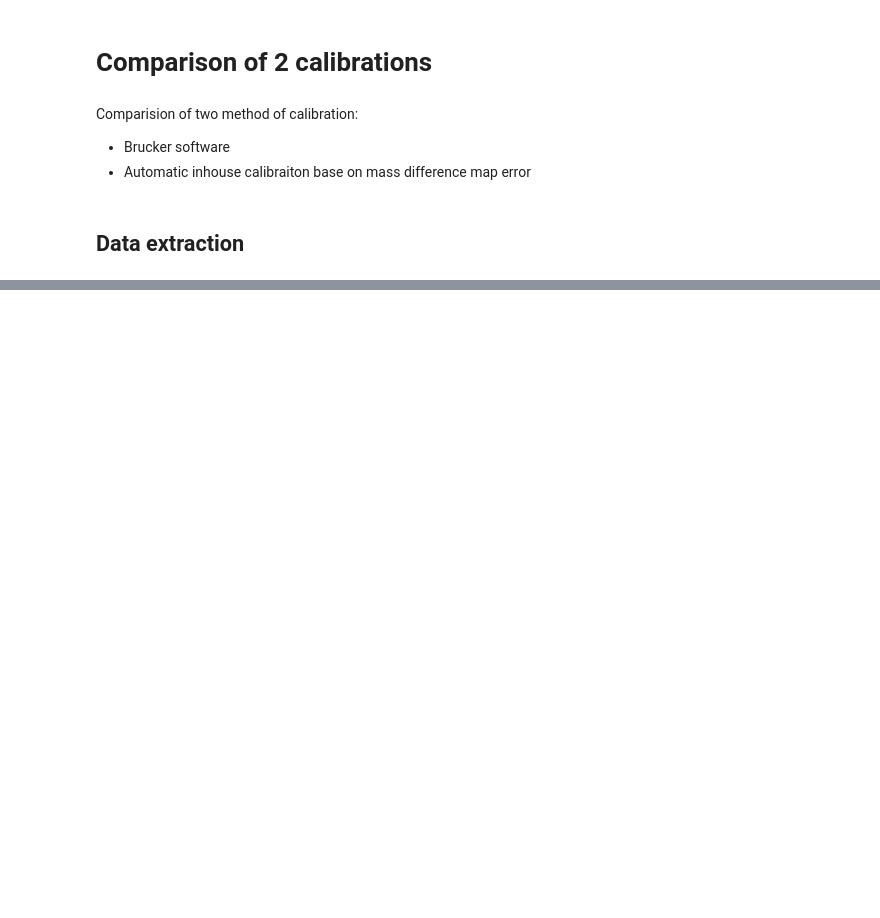
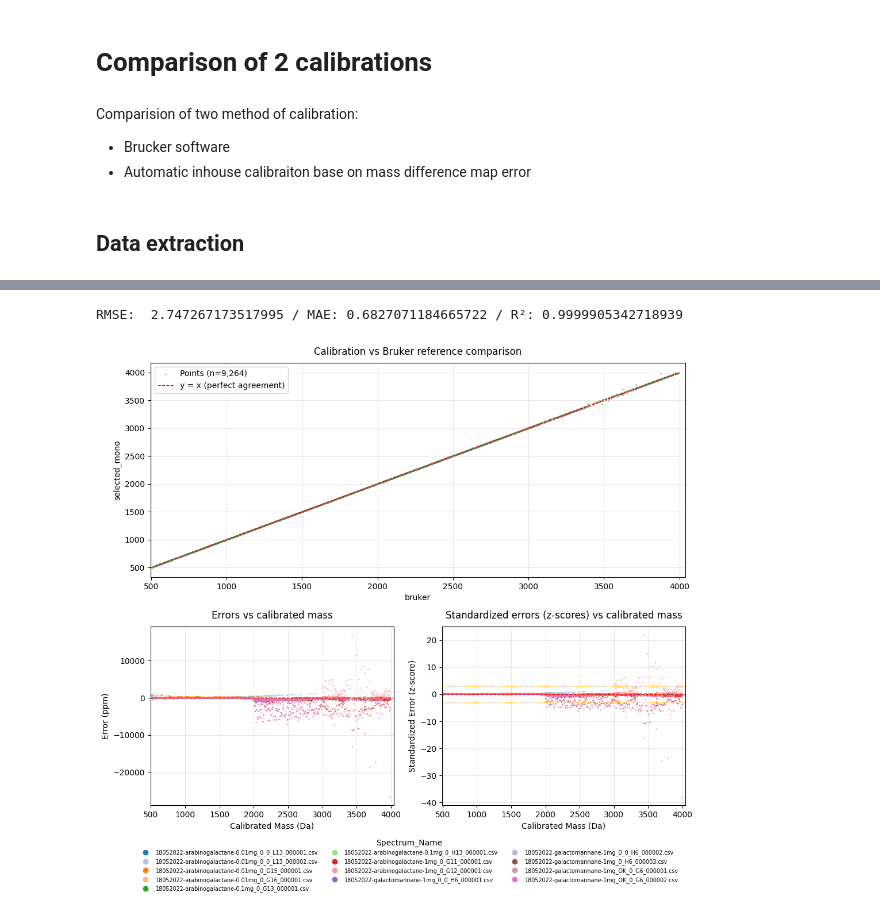
Before and after one commit to Protactinium92/SugarMALDI, a Jupyter notebook: src/calibration_comparison.ipynb, the cells around one changed output, grey strips where cells are left out. Drawn from its saved outputs; the diff is of its cells as text; code cells hidden in the pictures; blank space fills up the shorter version.

```diff
--- a/src/calibration_comparison.ipynb
+++ b/src/calibration_comparison.ipynb
@@ -63,0 +33,16 @@ for adduct in ['labeled_mass_H+', 'labeled_mass_Na+', 'labeled_mass_K+']:
+# %%
+def select_sepctrum(path_to_analyse):
+    path_cal = Path.cwd().parent / "data" / "Standard_Gums_Calibrated_files"
+
+    list_std = os.listdir(path_to_analyse)
+    list_cal = os.listdir(path_cal)
+    list_cal = [i.replace("_Calibrated", "") for i in list_cal]
+
+    # take the commun spectra of the both folders
+    spectra = sorted(list(set(list_std) & set(list_cal)))
+    for i in spectra:
+        print(i)
+    return spectra
+# %%
+path_to_analyse = Path.cwd().parent / "data" / "standards"
+spectra = select_sepctrum(path_to_analyse)
@@ -76,0 +160,10 @@ path_results = Path.cwd().parent / "data" / "calibration" / "results"
+# %%
+spectrum_name = "18052022-galactomannane-1mg_OK_0_G6_000002.csv"
+
+process_spectrum_pipeline(
+    spectrum_name=spectrum_name,
+    workers=1,
+    oligo_ref_all=oligo_ref_all,
+    output_dir=path_spectrum_all,
+)
+gc.collect()
@@ -246,0 +635,3 @@ final_global_data = pl.concat(all_spectrum,  rechunk=True)
+# %%
+spectra = select_sepctrum(path_spectrum_selection)
+peaks_selected = extract_and_concact_peaks(spectra, path_spectrum_selection,path_peaks_selection, "selected_mono", workers)
@@ -246,0 +656,12 @@ final_global_data = pl.concat(all_spectrum,  rechunk=True)
+# %%
+rmse_selected, mae_selected, r_2 = calculate_metrics(peaks_selected, ref_col="selected_mono", predict_col="bruker")
+print(f"RMSE:  {rmse_selected} / MAE: {mae_selected} / R²: {r_2}")
+plot_performance(
+    peaks_selected,
+    ref_col="bruker",
+    predict_col="selected_mono",
+    color="#5E8C61"  # Biochemistry-friendly color
+)
+# %% [output]
+RMSE:  2.747267173517995 / MAE: 0.6827071184665722 / R²: 0.9999905342718939
+[figure, added]
```
Also changed, not shown: parts of 30 cells of this notebook, 2 other files.
